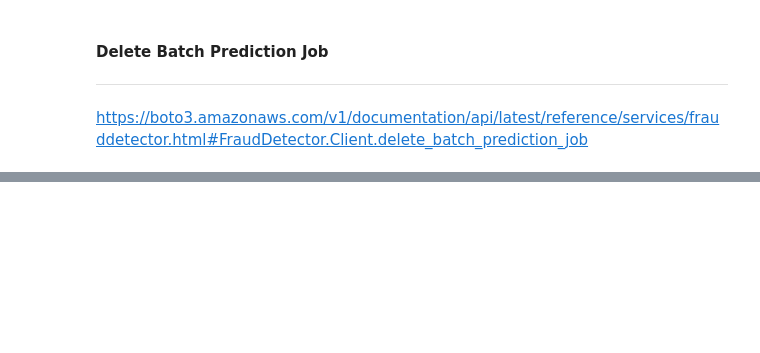
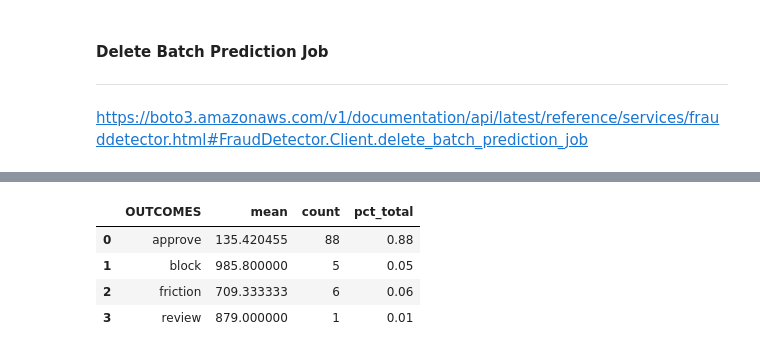
Before and after one commit to aws-samples/aws-fraud-detector-samples, a Jupyter notebook: Fraud_Detector_BatchPrediction_API_Example.ipynb, the cells around one changed output, grey strips where cells are left out. Saved outputs shown, nothing was run; the diff lists cells and outputs as text; code cells hidden in the pictures; blank space fills up the shorter version.

```diff
--- a/Fraud_Detector_BatchPrediction_API_Example.ipynb
+++ b/Fraud_Detector_BatchPrediction_API_Example.ipynb
@@ -335,0 +386,11 @@ print(response)
+# %%
+predictions['OUTCOMES'] = predictions['OUTCOMES'].astype(str)
+pred_summary = predictions.groupby(['OUTCOMES'])['score'].agg(['mean', 'count']).reset_index()
+pred_summary['pct_total'] = pred_summary['count']/predictions.shape[0]
+pred_summary
+# %% [output]
+|  | OUTCOMES | mean | count | pct_total |
+| 0 | approve | 135.420455 | 88 | 0.88 |
+| 1 | block | 985.800000 | 5 | 0.05 |
+| 2 | friction | 709.333333 | 6 | 0.06 |
+| 3 | review | 879.000000 | 1 | 0.01 |
```
Also changed, not shown: parts of 16 cells of this notebook.
